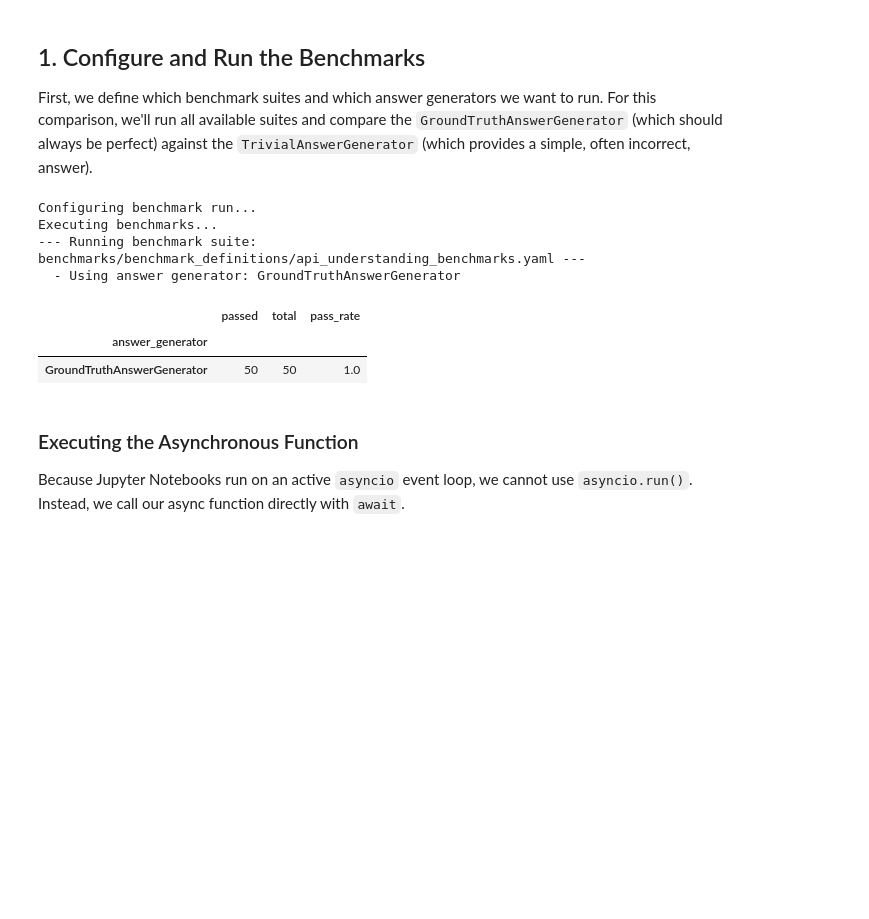
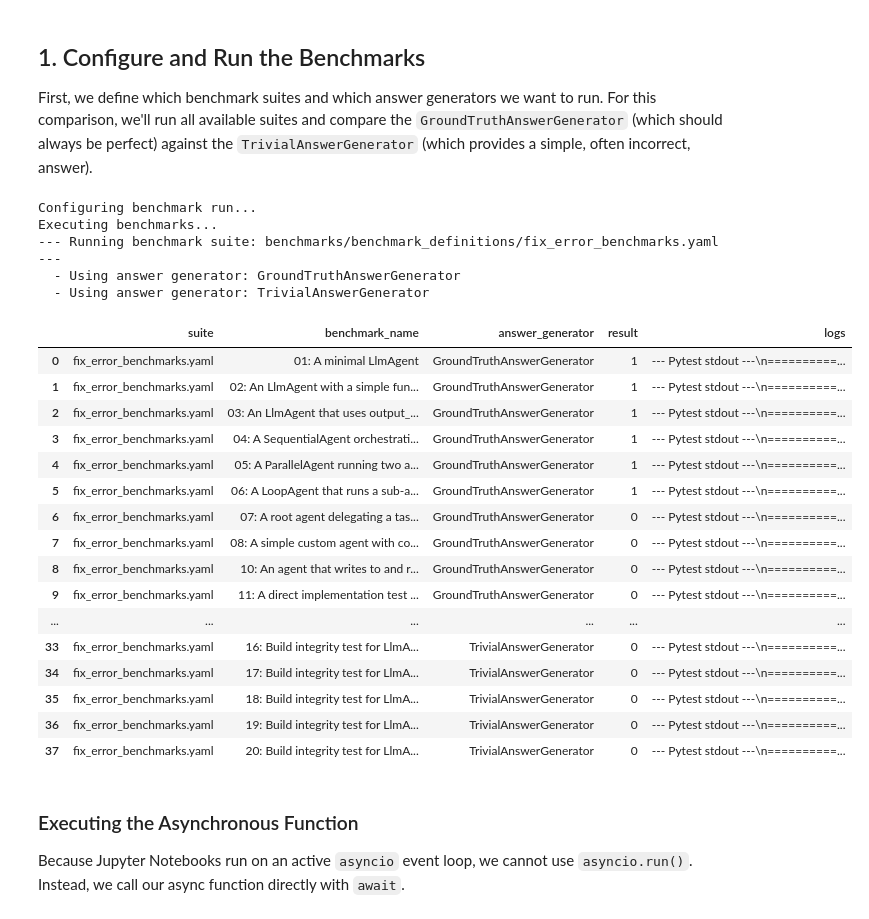
Before and after one commit to ivanmkc/adk-python, a Jupyter notebook: benchmark_viz.ipynb, the cells around one changed output. Drawn from its saved outputs; the diff is of its cells as text; code cells hidden in the pictures; blank space fills up the shorter version.

Commit message:
Return raw results instead of summary

```diff
--- a/benchmark_viz.ipynb
+++ b/benchmark_viz.ipynb
@@ -27,13 +27,13 @@ async def run_comparison():
     print("Configuring benchmark run...")
 
     benchmark_suites = [
-        # "benchmarks/benchmark_definitions/fix_error_benchmarks.yaml",
-        "benchmarks/benchmark_definitions/api_understanding_benchmarks.yaml",
+        "benchmarks/benchmark_definitions/fix_error_benchmarks.yaml",
+        # "benchmarks/benchmark_definitions/api_understanding_benchmarks.yaml",
     ]
 
     answer_generators = [
         GroundTruthAnswerGenerator(),
-        # TrivialAnswerGenerator()
+        TrivialAnswerGenerator()
     ]
 
     print("Executing benchmarks...")
@@ -45,15 +45,30 @@ async def run_comparison():
 
     return summary_df
 # %%
-summary_df = await run_comparison()
+raw_results_df = await run_comparison()
 # %% [output]
 Configuring benchmark run...
 Executing benchmarks...
---- Running benchmark suite: benchmarks/benchmark_definitions/api_understanding_benchmarks.yaml ---
+--- Running benchmark suite: benchmarks/benchmark_definitions/fix_error_benchmarks.yaml ---
   - Using answer generator: GroundTruthAnswerGenerator
+  - Using answer generator: TrivialAnswerGenerator
 # %%
-summary_df
+raw_results_df
 # %% [output]
-|  | passed | total | pass_rate |
-| answer_generator |  |  |  |
-| GroundTruthAnswerGenerator | 50 | 50 | 1.0 |
+|  | suite | benchmark_name | answer_generator | result | logs |
+| 0 | fix_error_benchmarks.yaml | 01: A minimal LlmAgent | GroundTruthAnswerGenerator | 1 | --- Pytest stdout ---\n==========... |
+| 1 | fix_error_benchmarks.yaml | 02: An LlmAgent with a simple fun... | GroundTruthAnswerGenerator | 1 | --- Pytest stdout ---\n==========... |
+| 2 | fix_error_benchmarks.yaml | 03: An LlmAgent that uses output_... | GroundTruthAnswerGenerator | 1 | --- Pytest stdout ---\n==========... |
+| 3 | fix_error_benchmarks.yaml | 04: A SequentialAgent orchestrati... | GroundTruthAnswerGenerator | 1 | --- Pytest stdout ---\n==========... |
+| 4 | fix_error_benchmarks.yaml | 05: A ParallelAgent running two a... | GroundTruthAnswerGenerator | 1 | --- Pytest stdout ---\n==========... |
+| 5 | fix_error_benchmarks.yaml | 06: A LoopAgent that runs a sub-a... | GroundTruthAnswerGenerator | 1 | --- Pytest stdout ---\n==========... |
+| 6 | fix_error_benchmarks.yaml | 07: A root agent delegating a tas... | GroundTruthAnswerGenerator | 0 | --- Pytest stdout ---\n==========... |
+| 7 | fix_error_benchmarks.yaml | 08: A simple custom agent with co... | GroundTruthAnswerGenerator | 0 | --- Pytest stdout ---\n==========... |
+| 8 | fix_error_benchmarks.yaml | 10: An agent that writes to and r... | GroundTruthAnswerGenerator | 0 | --- Pytest stdout ---\n==========... |
+| 9 | fix_error_benchmarks.yaml | 11: A direct implementation test ... | GroundTruthAnswerGenerator | 0 | --- Pytest stdout ---\n==========... |
+| ... | ... | ... | ... | ... | ... |
+| 33 | fix_error_benchmarks.yaml | 16: Build integrity test for LlmA... | TrivialAnswerGenerator | 0 | --- Pytest stdout ---\n==========... |
+| 34 | fix_error_benchmarks.yaml | 17: Build integrity test for LlmA... | TrivialAnswerGenerator | 0 | --- Pytest stdout ---\n==========... |
+| 35 | fix_error_benchmarks.yaml | 18: Build integrity test for LlmA... | TrivialAnswerGenerator | 0 | --- Pytest stdout ---\n==========... |
+| 36 | fix_error_benchmarks.yaml | 19: Build integrity test for LlmA... | TrivialAnswerGenerator | 0 | --- Pytest stdout ---\n==========... |
+| 37 | fix_error_benchmarks.yaml | 20: Build integrity test for LlmA... | TrivialAnswerGenerator | 0 | --- Pytest stdout ---\n==========... |
```
Also changed, not shown: parts of 3 cells of this notebook, 4 other files.
